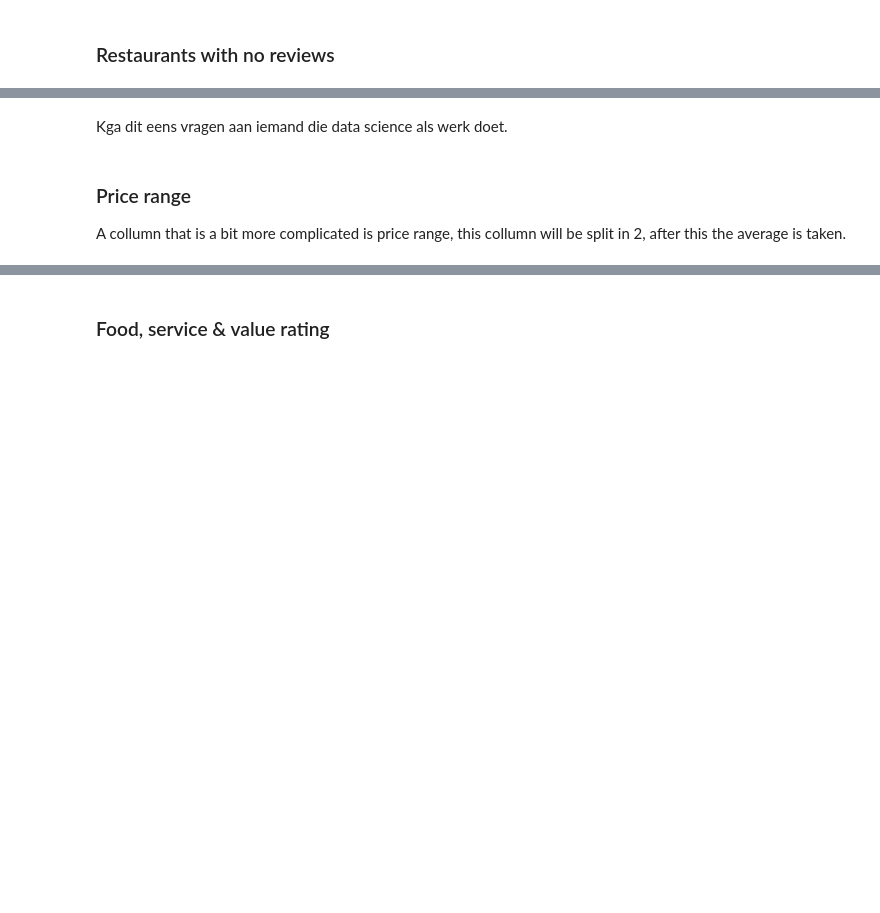
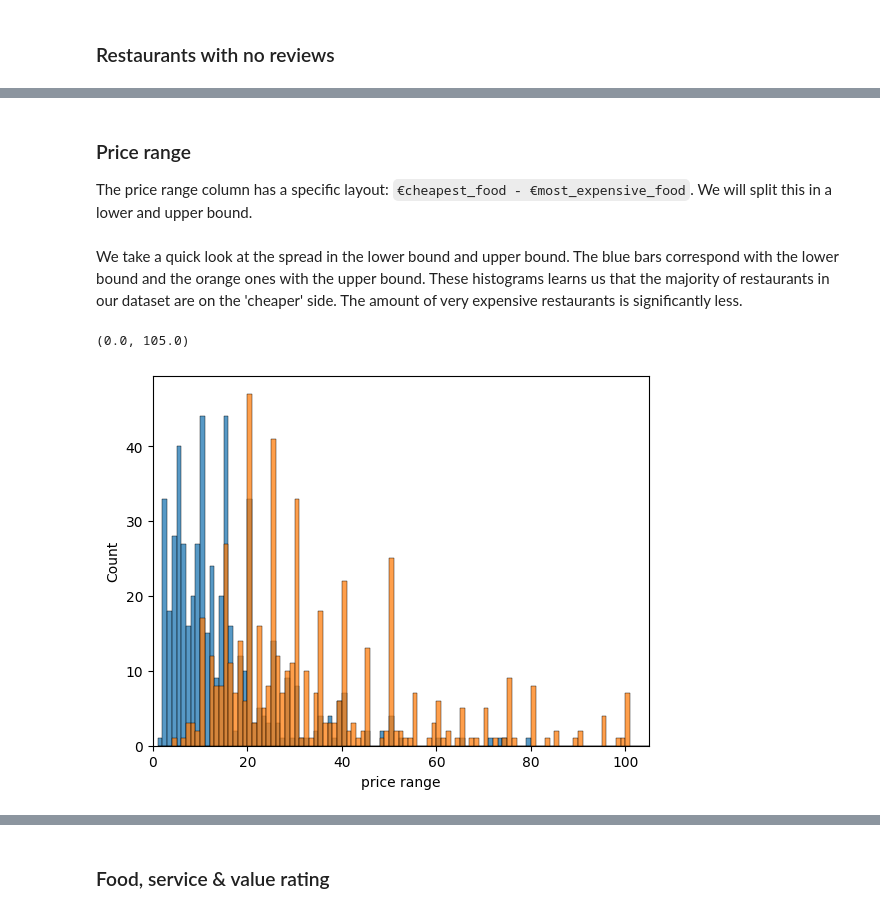
Before and after one commit to brabreda/Machine-learning, a Jupyter notebook: Sprint 1.ipynb, the cells around one changed output, grey strips where cells are left out. Drawn from its saved outputs; the diff is of its cells as text; code cells hidden in the pictures; blank space fills up the shorter version.

```diff
--- a/Sprint 1.ipynb
+++ b/Sprint 1.ipynb
@@ -73,8 +97,6 @@ df.head()
-# %% [markdown]
-Kga dit eens vragen aan iemand die data science als werk doet.
-# %% [markdown]
-### Price range
-A collumn that is a bit more complicated is price range, this collumn will be split in 2, after this the average is taken.
+# %% [markdown]
+### Price range
+The price range column has a specific layout: `€cheapest_food - €most_expensive_food`. We will split this in a lower and upper bound.
 # %%
 upper_bound = df_train["price range"].str.split(" - ").str[1]
 upper_bound = upper_bound.str.split('€').str[1]
@@ -88,0 +108,10 @@ sn.displot(lower_bound)
+# %% [markdown]
+We take a quick look at the spread in the lower bound and upper bound. The blue bars correspond with the lower bound and the orange ones with the upper bound. These histograms learns us that the majority of restaurants in our dataset are on the 'cheaper' side. The amount of very expensive restaurants is significantly less.
+# %%
+fig, ax = plt.subplots()
+for a in [lower_bound, upper_bound]:
+    sn.histplot(a, bins=range(1, 110, 1), ax=ax, kde=False)
+ax.set_xlim([0, 105])
+# %% [output]
+(0.0, 105.0)
+[figure, added]
```
Also changed, not shown: parts of 75 cells of this notebook.
